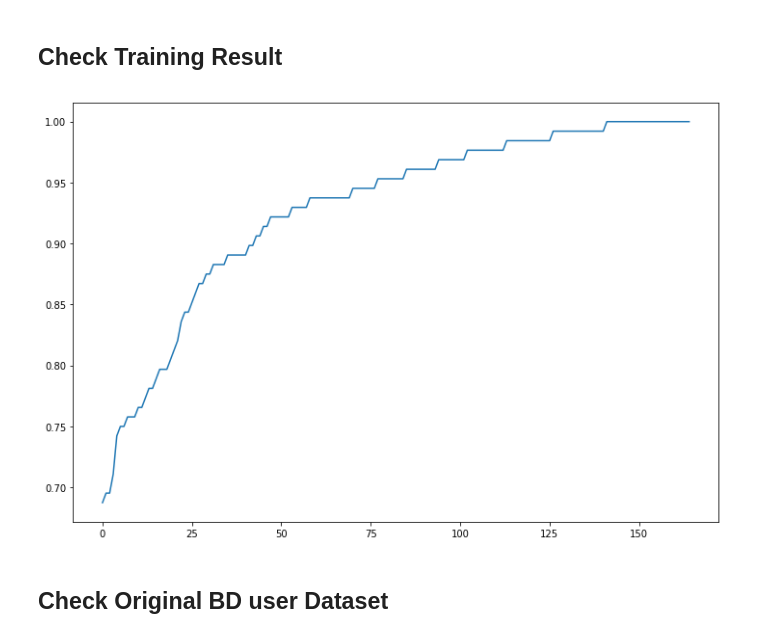
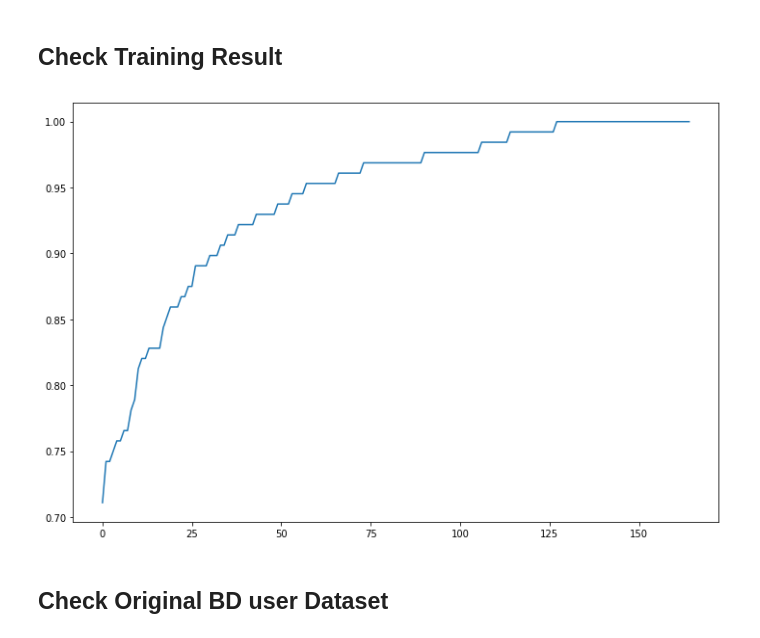
Before and after one commit to yenhao/Bipolar-Disorder-Detection, a Jupyter notebook: detect time/pattern of life/RandomForestClassifier_Server.ipynb, the cells around one changed output. Drawn from its saved outputs; the diff is of its cells as text; code cells hidden in the pictures.

```diff
--- a/detect time/pattern of life/RandomForestClassifier_Server.ipynb
+++ b/detect time/pattern of life/RandomForestClassifier_Server.ipynb
@@ -867,0 +851,18 @@ plt.close()
+# %%
+bipolar_index = [i for i, value in enumerate(bipolar_LABELS[0]) if value == 1]
+
+bipolar_value = [bipolar_SCORES[0][i] for i in bipolar_index]
+
+regular_value = [bipolar_SCORES[0][i] for i in range(len(bipolar_SCORES[0])) if i not in bipolar_index]
+
+plt.hist(bipolar_value, label = 'Bipolar', alpha=0.6)
+plt.hist(regular_value, label = 'Regular', alpha=0.6)
+
+plt.grid(True)
+plt.xlabel("Probability")
+plt.ylabel("Frequency")
+
+plt.ylim([0, 550])
+plt.legend()
+plt.show()
+plt.close()
@@ -1151,8 +1119,8 @@ print(online_selection)
 
 classifier  = RandomForestClassifier(n_jobs=-1, max_features="sqrt", n_estimators=128)
 
-# X, Y = pol_groups.getLabeledData("Bipolar", selection=online_selection)
-# classifier = classifier.fit(X,Y)
+X, Y = pol_groups.getLabeledData("Bipolar", selection=online_selection)
+classifier = classifier.fit(X,Y)
 
 # joblib.dump(classifier,"models/bipolar_forest/bipolar_forest_2week_modified")
 # %% [output]
@@ -1198,8 +1166,9 @@ for train_index, test_index in sss:
     Y_train, Y_test           = Y[train_index][:,0], Y[test_index][:,0]
     Y_train_name, Y_test_name = Y[train_index][:,1], Y[test_index][:,1]
 
-    classifier.fit(X_train, Y_train)
-    score = classifier.predict_proba(X_test)[:,1]
+#     classifier.fit(X_train, Y_train)
+#     score = classifier.predict_proba(X_test)[:,1]
+    score = classifier.predict_proba(X_test)[0][:,1]
     SCORES = np.concatenate((SCORES, score))
     LABELS = np.concatenate((LABELS, Y[test_index]))
 # %% [markdown]
@@ -1218,15 +1187,15 @@ plt.close()
 ## Check Training Result
 # %%
 bd_testing_list = []
-train_score = classifier.predict_proba(X_train)[:,1]
+train_score = classifier.predict_proba(X_train)[0][:,1]
 for i, lab in enumerate(Y[train_index]):
     if lab[0] == 1:
         bd_testing_list.append(train_score[i])
 plt.plot(sorted(bd_testing_list))
 plt.show()
 plt.close()
 # %% [output]
-[figure, old version]
+[figure, new version]
 # %% [markdown]
 ## Check Original BD user Dataset
 # %%
```
Also changed, not shown: parts of 30 cells of this notebook, 1 other file.
